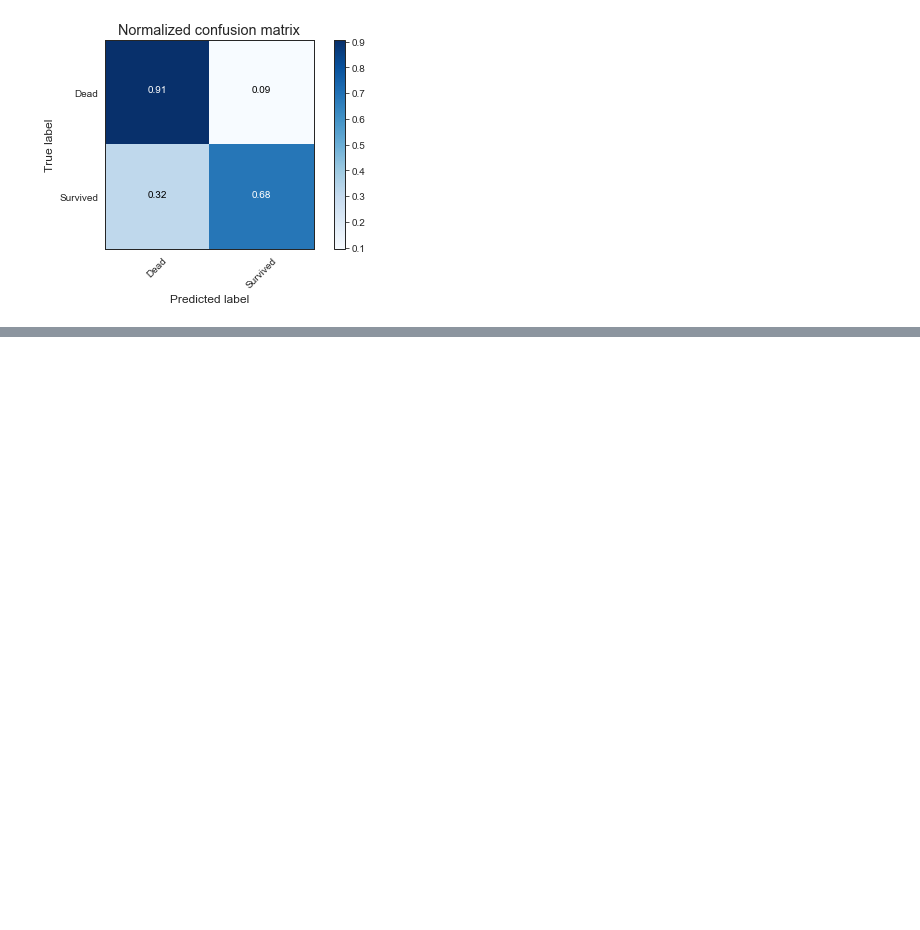
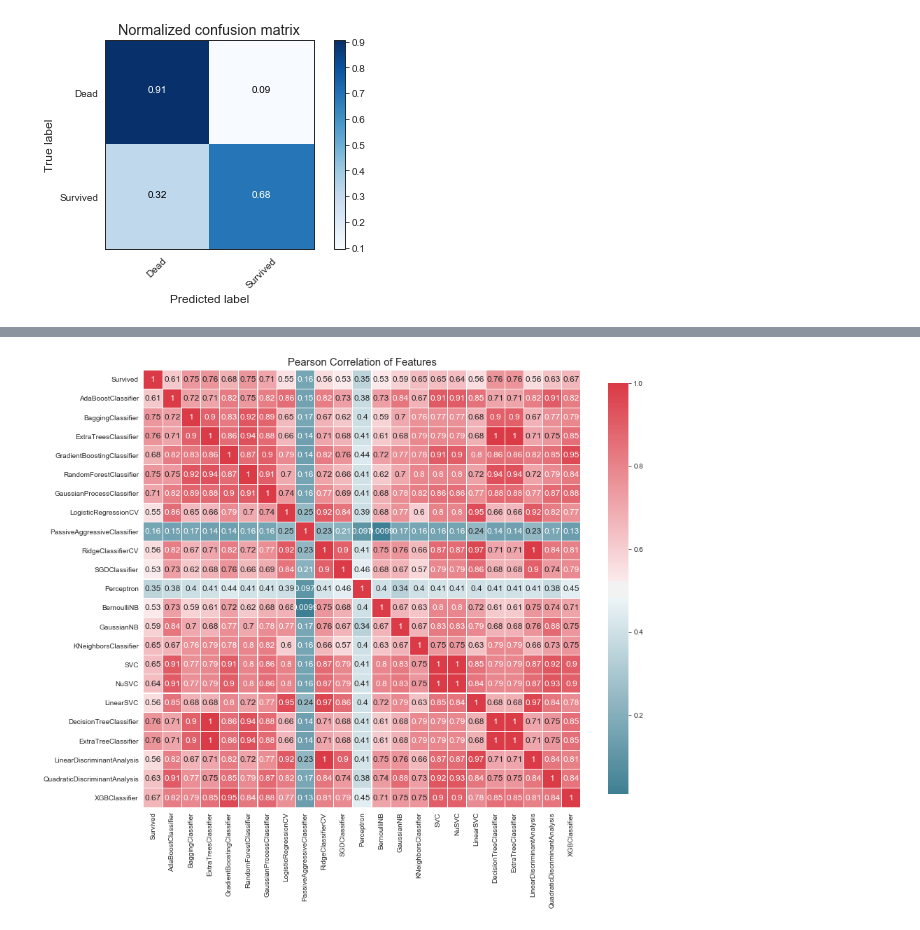
Before and after one commit to SeulgiYi/Machine_Learning_Basics, a Jupyter notebook: Titanic/Titanic.ipynb, the cells around one changed output, grey strips where cells are left out. Saved outputs shown, nothing was run; the diff lists cells and outputs as text; code cells hidden in the pictures; blank space fills up the shorter version.

```diff
--- a/Titanic/Titanic.ipynb
+++ b/Titanic/Titanic.ipynb
@@ -702,0 +823,8 @@ Normalized confusion matrix
+# %%
+# Step 6: Validate and Implement
+
+# compare algorithm predictions with each other,
+# where 1 = exactly similar and 0 = exactly opposite
+correlation_heatmap(MLA_predict)
+# %% [output]
+[figure, added]
```
Also changed, not shown: parts of 17 cells of this notebook, 1 other file.
